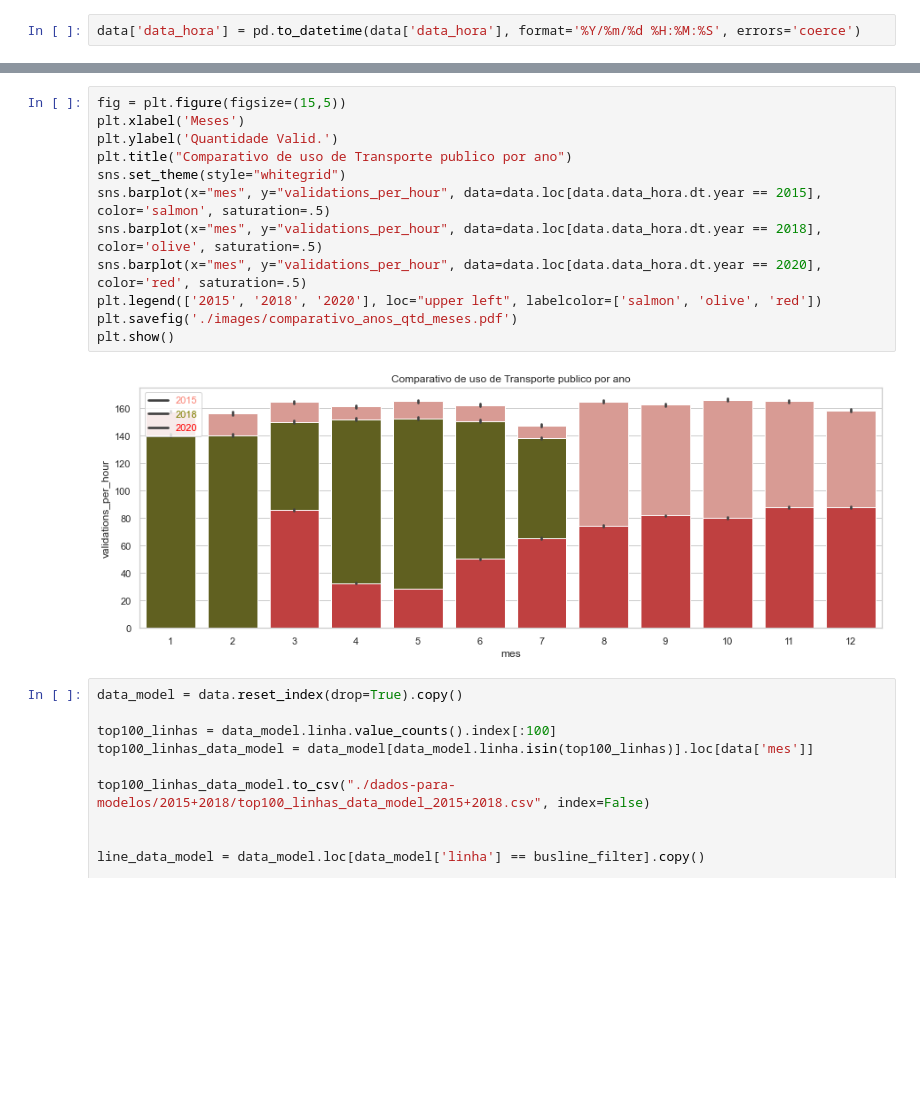
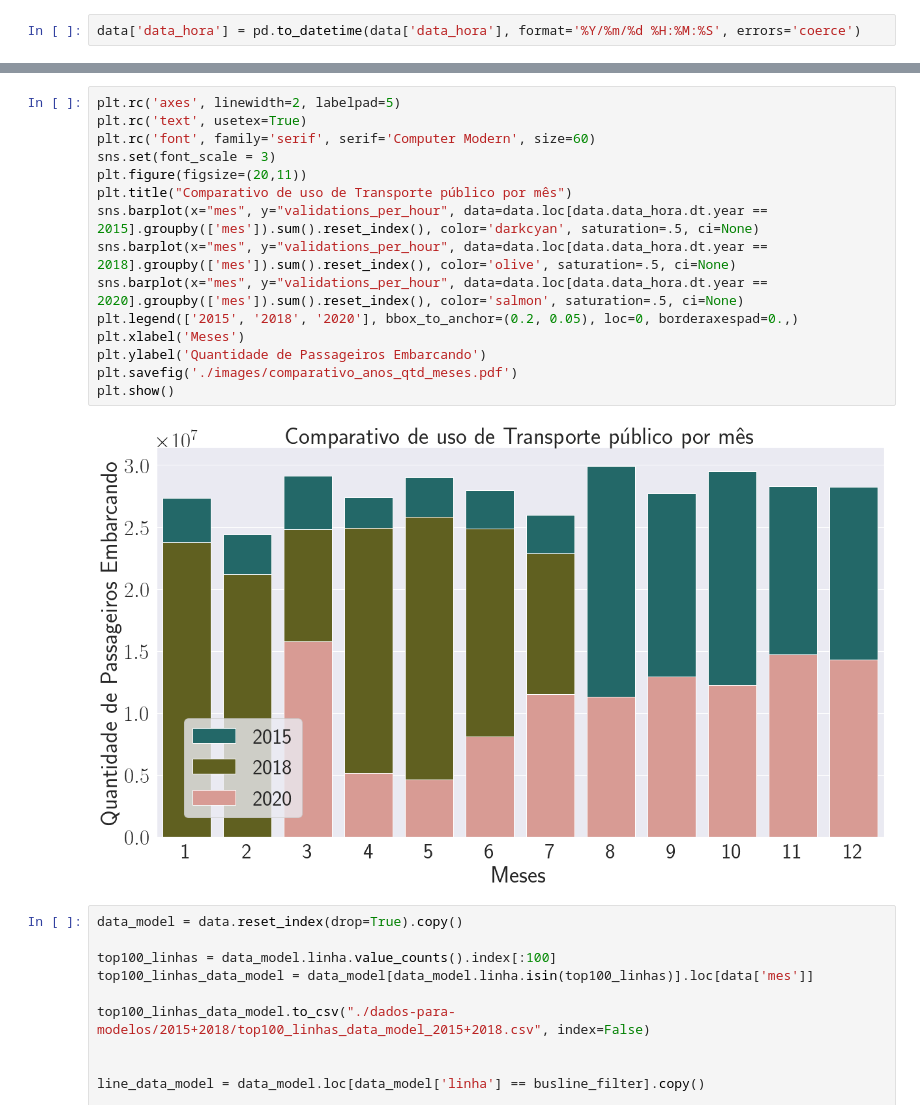
Before and after one commit to medeirosvictor/ds-mobilidade-urbana-fortaleza, a Jupyter notebook: Comparativo-Anos.ipynb, the cells around one changed output, grey strips where cells are left out. Cells and saved outputs as stored; diff of their text form; blank space fills up the shorter version.

```diff
--- a/Comparativo-Anos.ipynb
+++ b/Comparativo-Anos.ipynb
@@ -76,17 +59,20 @@ range(1, 13)
 # %%
-fig = plt.figure(figsize=(15,5))
+plt.rc('axes', linewidth=2, labelpad=5)
+plt.rc('text', usetex=True)
+plt.rc('font', family='serif', serif='Computer Modern', size=60)
+sns.set(font_scale = 3)
+plt.figure(figsize=(20,11))
+plt.title("Comparativo de uso de Transporte público por mês")
+sns.barplot(x="mes", y="validations_per_hour", data=data.loc[data.data_hora.dt.year == 2015].groupby(['mes']).sum().reset_index(), color='darkcyan', saturation=.5, ci=None)
+sns.barplot(x="mes", y="validations_per_hour", data=data.loc[data.data_hora.dt.year == 2018].groupby(['mes']).sum().reset_index(), color='olive', saturation=.5, ci=None)
+sns.barplot(x="mes", y="validations_per_hour", data=data.loc[data.data_hora.dt.year == 2020].groupby(['mes']).sum().reset_index(), color='salmon', saturation=.5, ci=None)
+plt.legend(['2015', '2018', '2020'], bbox_to_anchor=(0.2, 0.05), loc=0, borderaxespad=0.,)
 plt.xlabel('Meses')
-plt.ylabel('Quantidade Valid.')
-plt.title("Comparativo de uso de Transporte publico por ano")
-sns.set_theme(style="whitegrid")
-sns.barplot(x="mes", y="validations_per_hour", data=data.loc[data.data_hora.dt.year == 2015], color='salmon', saturation=.5)
-sns.barplot(x="mes", y="validations_per_hour", data=data.loc[data.data_hora.dt.year == 2018], color='olive', saturation=.5)
-sns.barplot(x="mes", y="validations_per_hour", data=data.loc[data.data_hora.dt.year == 2020], color='red', saturation=.5)
-plt.legend(['2015', '2018', '2020'], loc="upper left", labelcolor=['salmon', 'olive', 'red'])
+plt.ylabel('Quantidade de Passageiros Embarcando')
 plt.savefig('./images/comparativo_anos_qtd_meses.pdf')
 plt.show()
 # %% [output]
-[figure, old version]
+[figure, new version]
 # %%
 data_model = data.reset_index(drop=True).copy()
 
```
Also changed, not shown: parts of 9 cells of this notebook, 51 other files.
